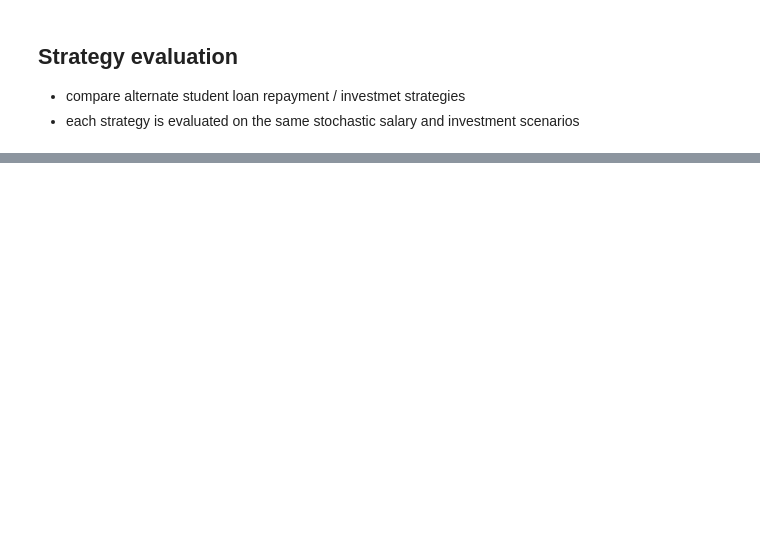
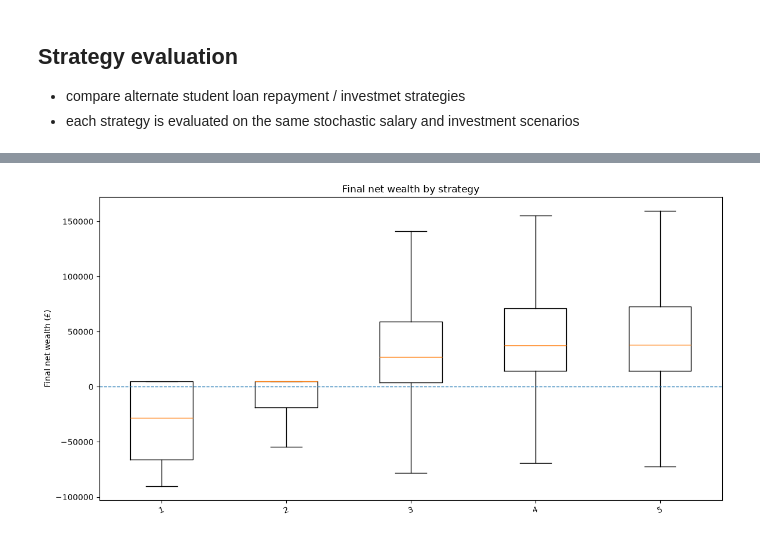
Before and after one commit to j-cwpr/quant-slc-hedging, a Jupyter notebook: src/quant_slc_hedging/notebooks/strategy_evaluation.ipynb, the cells around one changed output, grey strips where cells are left out. Saved outputs shown, nothing was run; the diff lists cells and outputs as text; code cells hidden in the pictures; blank space fills up the shorter version.

```diff
--- a/src/quant_slc_hedging/notebooks/strategy_evaluation.ipynb
+++ b/src/quant_slc_hedging/notebooks/strategy_evaluation.ipynb
@@ -129,0 +240,35 @@ np.median()
+# %%
+net_wealth_data = []
+
+strategy_names = []
+
+for strategy_name, result in results.items():
+    final_loan = result.loan_result.loan_balance[:, -1]
+    final_investment = result.investment_balance[:, -1]
+
+    net_wealth = final_investment - final_loan
+
+    net_wealth_data.append(net_wealth)
+    strategy_names.append(strategy_name)
+
+plt.figure(figsize=(12, 6))
+
+plt.boxplot(
+    net_wealth_data,
+    label=strategy_names,
+    showfliers=False,
+)
+
+plt.axhline(
+    0,
+    linestyle="--",
+    linewidth=1,
+)
+
+plt.ylabel("Final net wealth (£)")
+plt.title("Final net wealth by strategy")
+plt.xticks(rotation=20)
+plt.tight_layout()
+plt.show()
+# %% [output]
+[figure, added]
```
Also changed, not shown: parts of 10 cells of this notebook, 6 other files.
